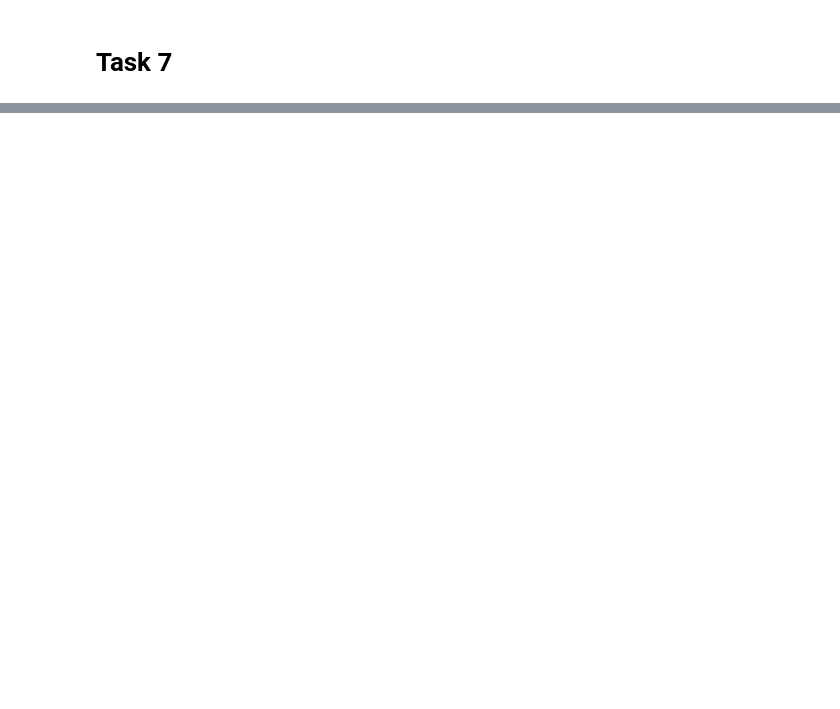
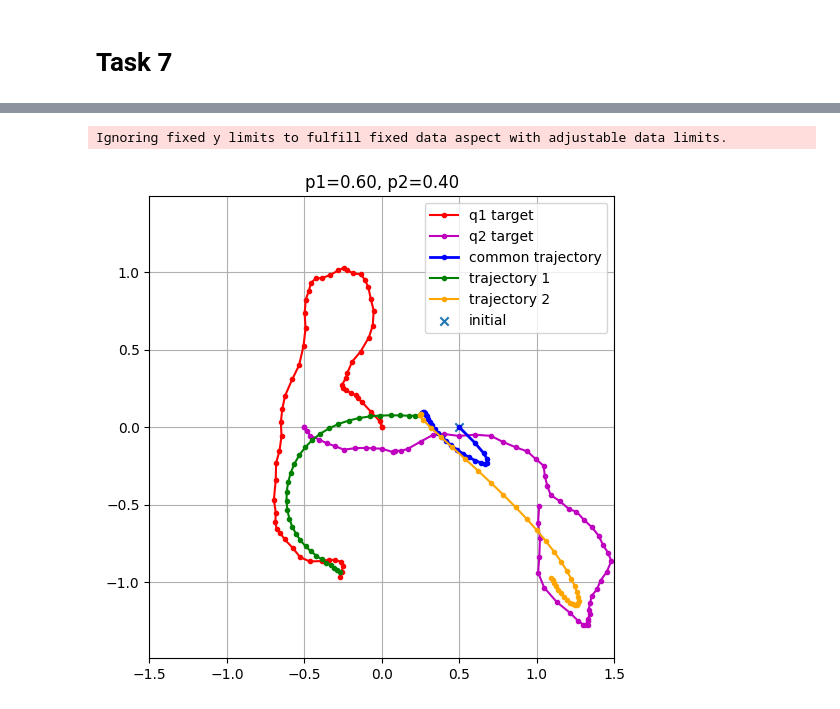
Before and after one commit to davidmarafuzgaspar/ist-optimization-algorithms-project, a Jupyter notebook: Development/Task_7.ipynb, the cells around one changed output, grey strips where cells are left out. Drawn from its saved outputs; the diff is of its cells as text; code cells hidden in the pictures; blank space fills up the shorter version.

```diff
--- a/Development/Task_7.ipynb
+++ b/Development/Task_7.ipynb
@@ -115,0 +120,25 @@ rho=0.1 | TE1=33.5750 | CE1=93.7766 | TE2=28.9040 | CE2=129.1059
+# %%
+plt.figure(figsize=(6,6))
+
+# Plot target trajectories
+plt.plot(q_1[:,0], q_1[:,1], 'r.-', label='q1 target')
+plt.plot(q_2[:,0], q_2[:,1], 'm.-', label='q2 target')
+
+# Plot common trajectory (timesteps 0-25)
+plt.plot(traj1[:25,0], traj1[:25,1], 'b.-', label='common trajectory', linewidth=2)
+
+# Plot diverging trajectories (timesteps 25 onwards)
+plt.plot(traj1[25:,0], traj1[25:,1], 'g.-', label='trajectory 1')
+plt.plot(traj2[25:,0], traj2[25:,1], 'orange', marker='.', linestyle='-', label='trajectory 2')
+
+plt.scatter([x_initial[0]], [x_initial[1]], marker='x', label='initial')
+plt.title(f"p1={p1:.2f}, p2={p2:.2f}")
+plt.legend()
+plt.axis('equal')
+plt.grid(True)
+plt.xlim(-1.5, 1.5)
+plt.ylim(-1.5, 1.5)
+plt.show()
+# %% [output]
+Ignoring fixed y limits to fulfill fixed data aspect with adjustable data limits.
+[figure, added]
```
Also changed, not shown: parts of 2 cells of this notebook, 5 other files.
